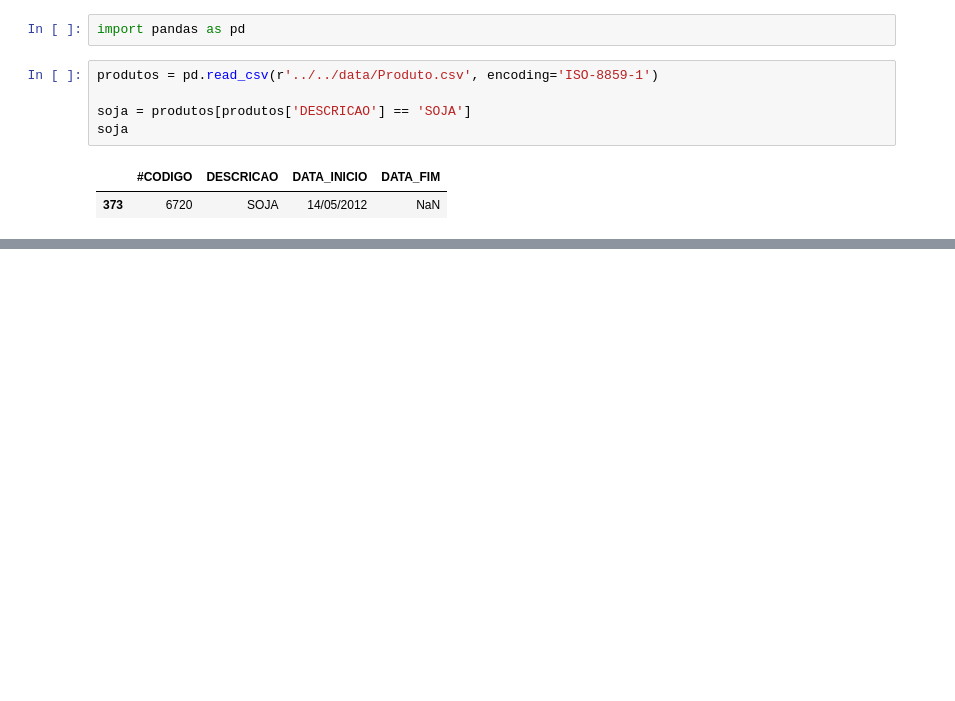
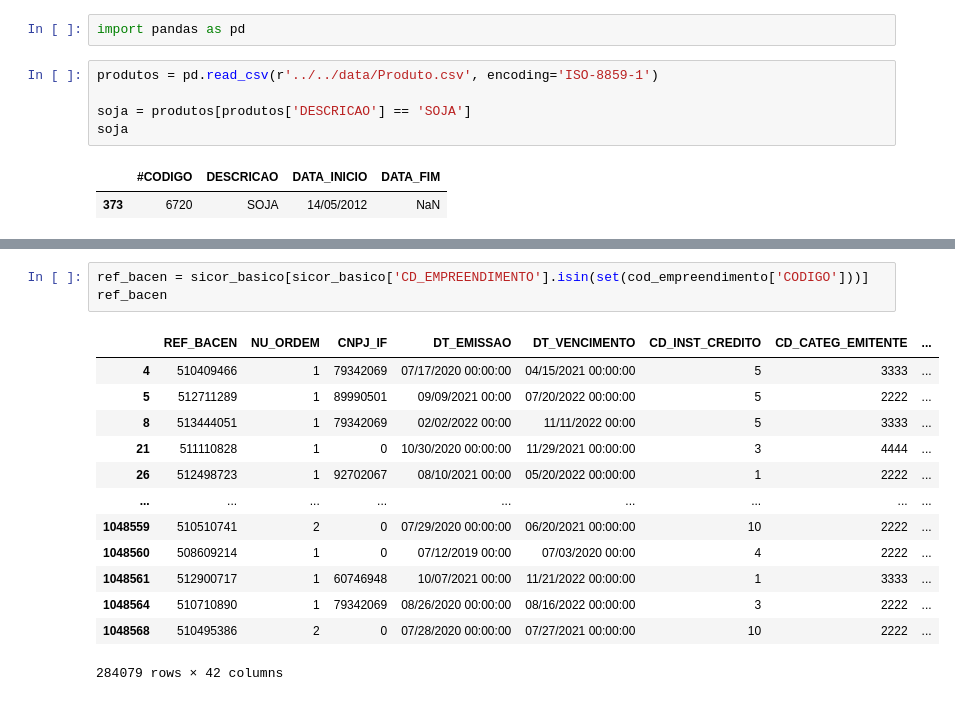
Before and after one commit to PhatomFatec/GeoForesight-back, a Jupyter notebook: src/notebooks/00-ll-firstExploration.ipynb, the cells around one changed output, grey strips where cells are left out. Saved outputs shown, nothing was run; the diff lists cells and outputs as text; blank space fills up the shorter version.

```diff
--- a/src/notebooks/00-ll-firstExploration.ipynb
+++ b/src/notebooks/00-ll-firstExploration.ipynb
@@ -32,0 +50,17 @@ cod_empreendimento
+# %%
+ref_bacen = sicor_basico[sicor_basico['CD_EMPREENDIMENTO'].isin(set(cod_empreendimento['CODIGO']))]
+ref_bacen
+# %% [output]
+|  | REF_BACEN | NU_ORDEM | CNPJ_IF | DT_EMISSAO | DT_VENCIMENTO | CD_INST_CREDITO | CD_CATEG_EMITENTE | ... |
+| 4 | 510409466 | 1 | 79342069 | 07/17/2020 00:00:00 | 04/15/2021 00:00:00 | 5 | 3333 | ... |
+| 5 | 512711289 | 1 | 89990501 | 09/09/2021 00:00 | 07/20/2022 00:00:00 | 5 | 2222 | ... |
+| 8 | 513444051 | 1 | 79342069 | 02/02/2022 00:00 | 11/11/2022 00:00 | 5 | 3333 | ... |
+| 21 | 511110828 | 1 | 0 | 10/30/2020 00:00:00 | 11/29/2021 00:00:00 | 3 | 4444 | ... |
+| 26 | 512498723 | 1 | 92702067 | 08/10/2021 00:00 | 05/20/2022 00:00:00 | 1 | 2222 | ... |
+| ... | ... | ... | ... | ... | ... | ... | ... | ... |
+| 1048559 | 510510741 | 2 | 0 | 07/29/2020 00:00:00 | 06/20/2021 00:00:00 | 10 | 2222 | ... |
+| 1048560 | 508609214 | 1 | 0 | 07/12/2019 00:00 | 07/03/2020 00:00 | 4 | 2222 | ... |
+| 1048561 | 512900717 | 1 | 60746948 | 10/07/2021 00:00 | 11/21/2022 00:00:00 | 1 | 3333 | ... |
+| 1048564 | 510710890 | 1 | 79342069 | 08/26/2020 00:00:00 | 08/16/2022 00:00:00 | 3 | 2222 | ... |
+| 1048568 | 510495386 | 2 | 0 | 07/28/2020 00:00:00 | 07/27/2021 00:00:00 | 10 | 2222 | ... |
+284079 rows × 42 columns
```
Also changed, not shown: parts of 7 cells of this notebook.
